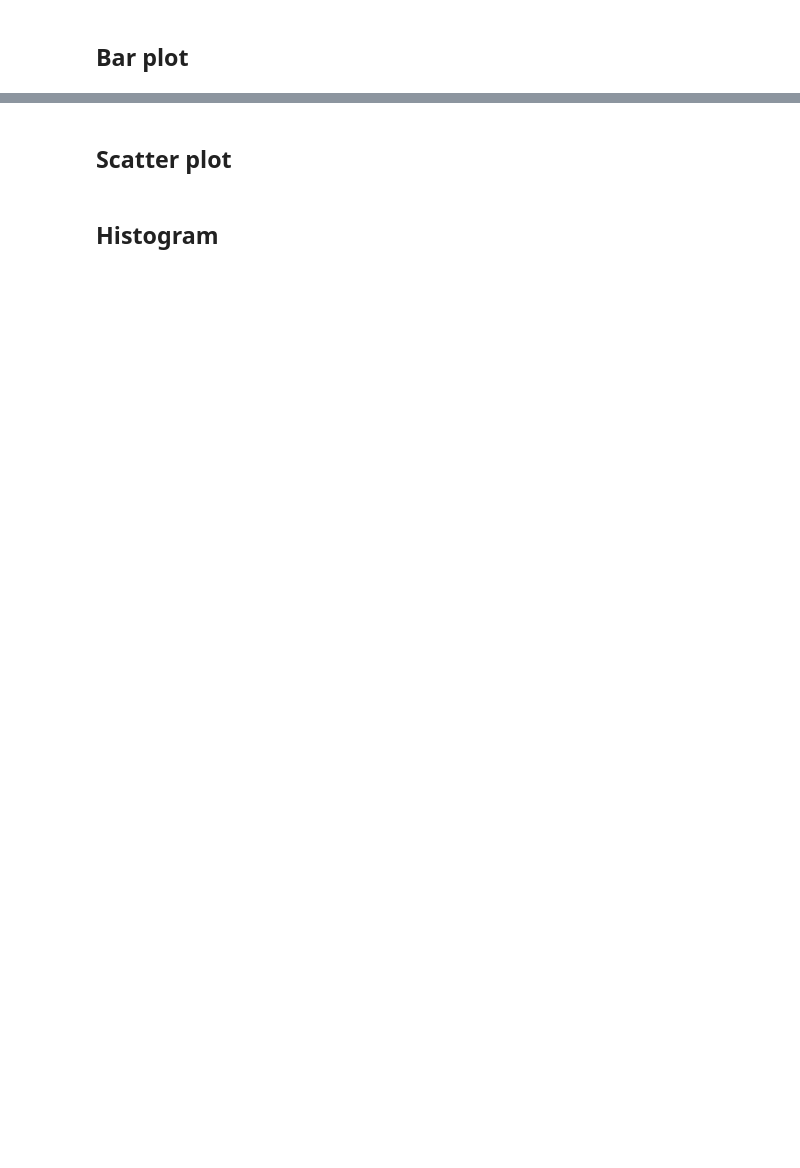
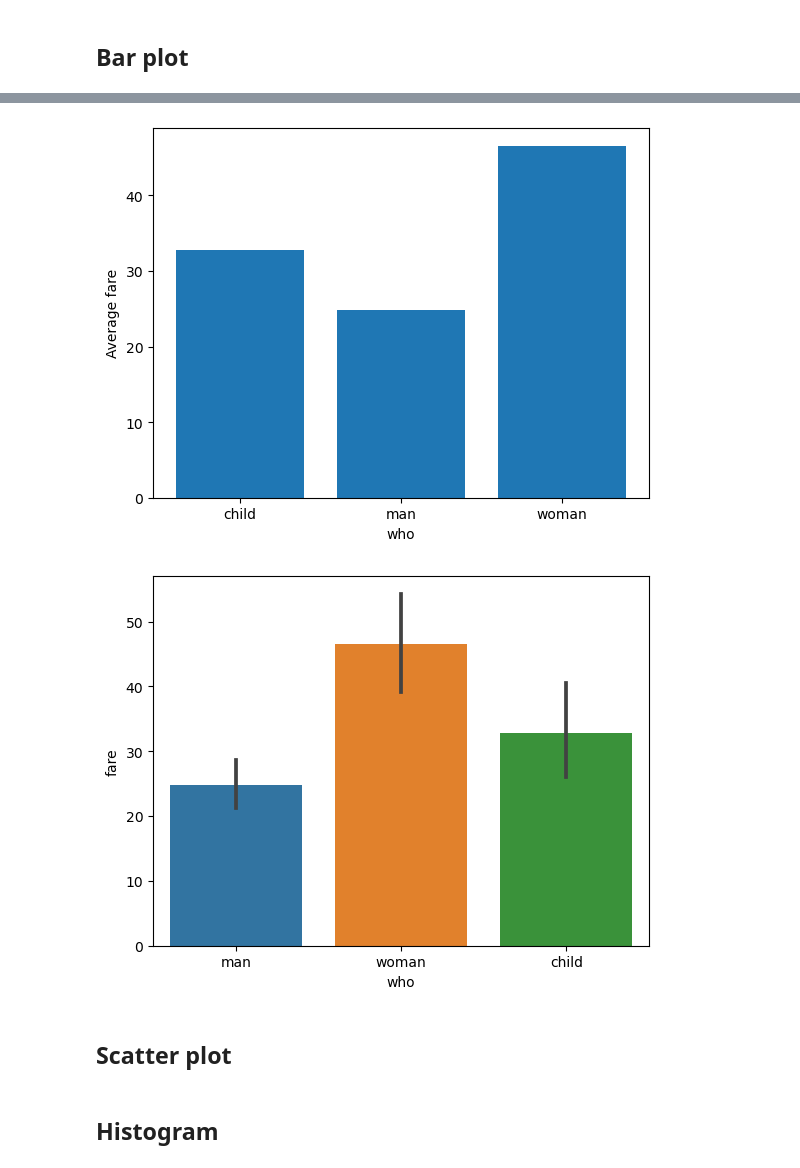
Before and after one commit to chuck-ankit/Python, a Jupyter notebook: Learning/05b_Matplotlib_Seaborn.ipynb, the cells around one changed output, grey strips where cells are left out. Drawn from its saved outputs; the diff is of its cells as text; code cells hidden in the pictures; blank space fills up the shorter version.

```diff
--- a/Learning/05b_Matplotlib_Seaborn.ipynb
+++ b/Learning/05b_Matplotlib_Seaborn.ipynb
@@ -227,0 +257,3 @@ plt.show()
+# %%
+df = sns.load_dataset('titanic')
+df
@@ -228,3 +274,25 @@ plt.show()
+# %%
+mat_df = pd.DataFrame(df[['who','fare']].groupby('who').aggregate(np.average)['fare'])
+
+who = mat_df.index.tolist()
+avg_fare = mat_df["fare"].tolist()
+
+plt.bar(who, avg_fare)
+plt.xlabel("who")
+plt.ylabel("Average fare")
+plt.show()
+
+
+
+#who v/s fare barplot
+sns.barplot(x = "who",
+            y = "fare",
+            data = df)
+#show the plot
+plt.show()
+# %% [output]
+[figure, added]
+[figure, added]
 # %% [markdown]
 ## Scatter plot
 # %% [markdown]
```
Also changed, not shown: parts of 4 cells of this notebook.
